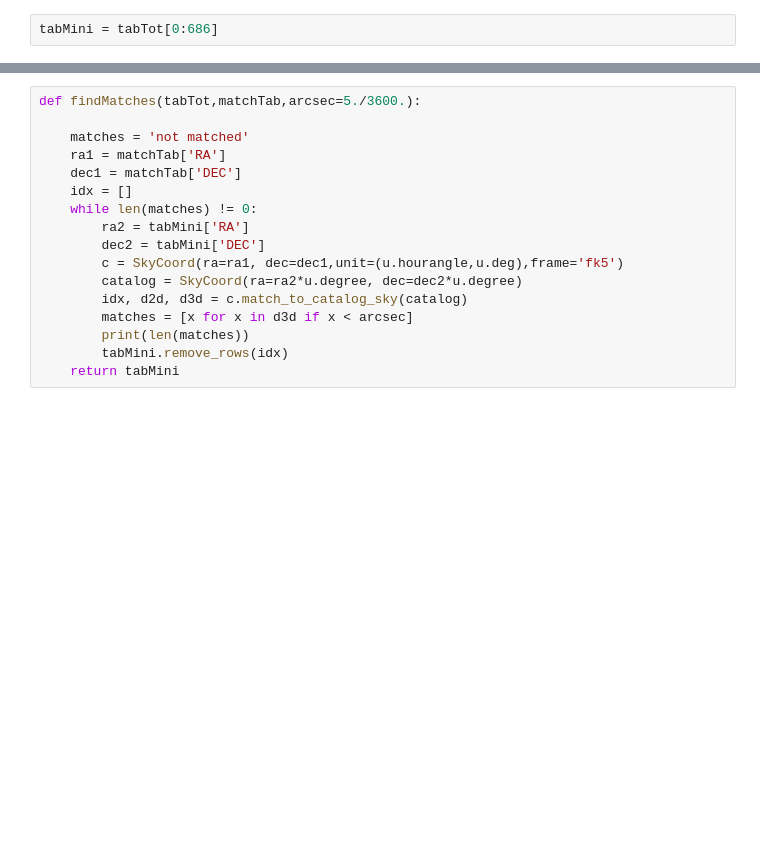
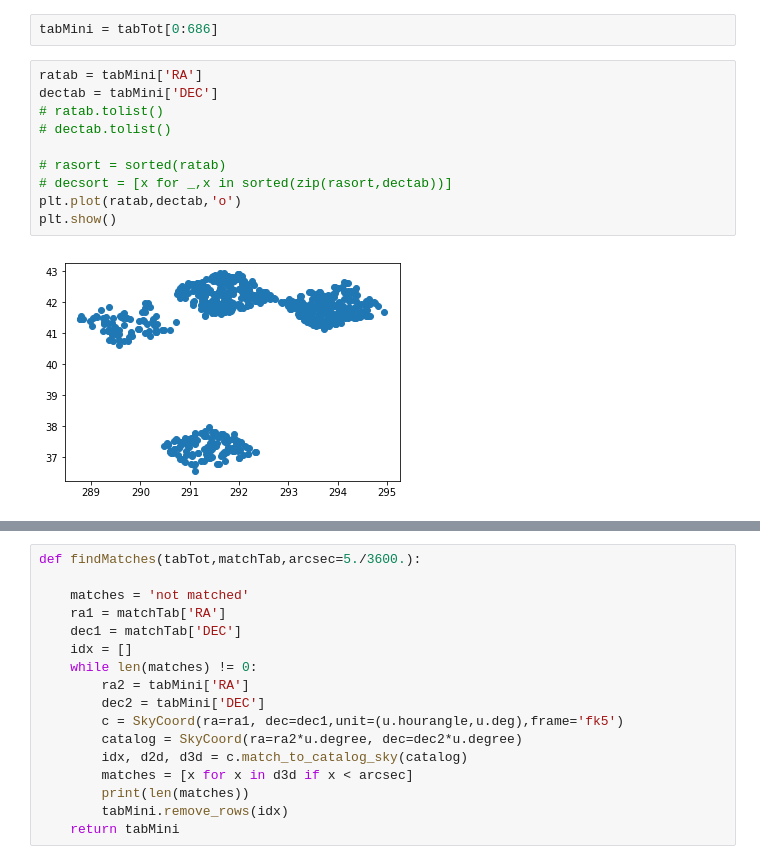
Before and after one commit to mj1e16lsst/keplerPhotometry, a Jupyter notebook: matchingResults.ipynb, the cells around one changed output, grey strips where cells are left out. Drawn from its saved outputs; the diff is of its cells as text; blank space fills up the shorter version.

```diff
--- a/matchingResults.ipynb
+++ b/matchingResults.ipynb
@@ -10,3 +13,15 @@ tabTot =  ascii.read('/home/mj1e16/keplerPhotometry/sexdiffOutNew.csv')
 matchTab = ascii.read('/home/mj1e16/outTables/foundObjects_0_686.csv')
 # %%
 tabMini = tabTot[0:686]
+# %%
+ratab = tabMini['RA']
+dectab = tabMini['DEC']
+# ratab.tolist()
+# dectab.tolist()
+
+# rasort = sorted(ratab)
+# decsort = [x for _,x in sorted(zip(rasort,dectab))]
+plt.plot(ratab,dectab,'o')
+plt.show()
+# %% [output]
+[figure, added]
```
Also changed, not shown: parts of 16 cells of this notebook, 3 other files.
